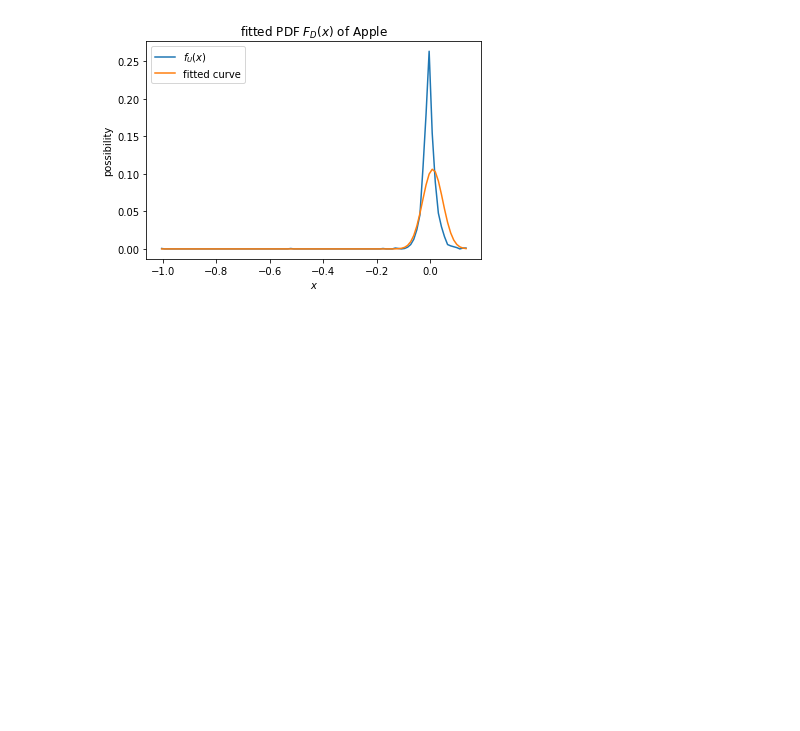
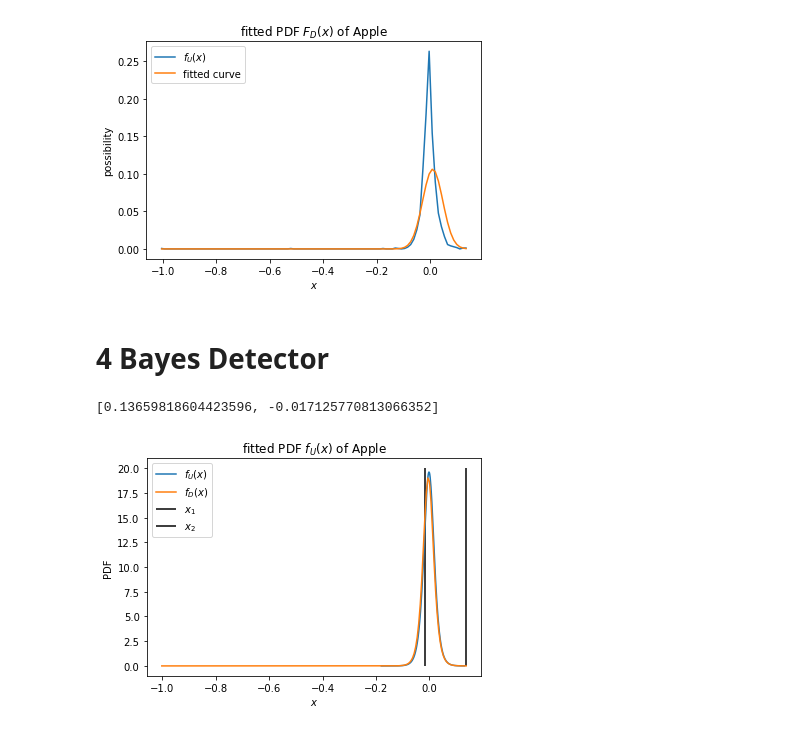
Before and after one commit to Kim-Q/MSDM, a Jupyter notebook: project2.ipynb, the cells around one changed output. Saved outputs shown, nothing was run; the diff lists cells and outputs as text; code cells hidden in the pictures; blank space fills up the shorter version.

```diff
--- a/project2.ipynb
+++ b/project2.ipynb
@@ -227,3 +253,36 @@ plt.savefig('fD(x) fitted.png')
 plt.show()
 # %% [output]
 [figure]
+# %% [markdown]
+# 4 Bayes Detector
+# %%
+PU = len(Ux)/len(learning_set_x)
+PD = len(Dx)/len(learning_set_x)
+# %%
+cUU, cUD, cDU, cDD = 0, 1, 1, 0
+mu = ((cDU-cUU)*PU)/((cUD-cDD)*PD)
+# %%
+def find_cut_point_FD(args):
+    x = args[0]
+    return [
+        ((b_D*np.exp(-b_D*(x-x0_D)))/(1+np.exp(-b_D*(x-x0_D)))**2)/((b_U*np.exp(-b_U*(x-x0_U)))/(1+np.exp(-b_U*(x-x0_U)))**2) - mu
+    ]
+# %%
+cut_point_FD = [optimize.fsolve(find_cut_point_FD, [0.1])[0], optimize.fsolve(find_cut_point_FD, [-0.1])[0]]
+# %%
+cut_point_FD
+# %% [output]
+[0.13659818604423596, -0.017125770813066352]
+# %%
+plt.plot(cdf_U_x, fU_FDFit, label="$f_U(x)$")
+plt.plot(cdf_D_x, fD_FDFit, label="$f_D(x)$")
+plt.vlines(cut_point_FD[0], 0, 20, label='$x_1$')
+plt.vlines(cut_point_FD[1], 0, 20, label='$x_2$')
+plt.title('fitted PDF $f_U(x)$ of Apple')
+plt.ylabel('PDF')
+plt.xlabel('$x$')
+plt.legend()
+# plt.savefig('FU(x) fitted')
+plt.show()
+# %% [output]
+[figure, added]
```
Also changed, not shown: parts of 19 cells of this notebook, 4 other files.
